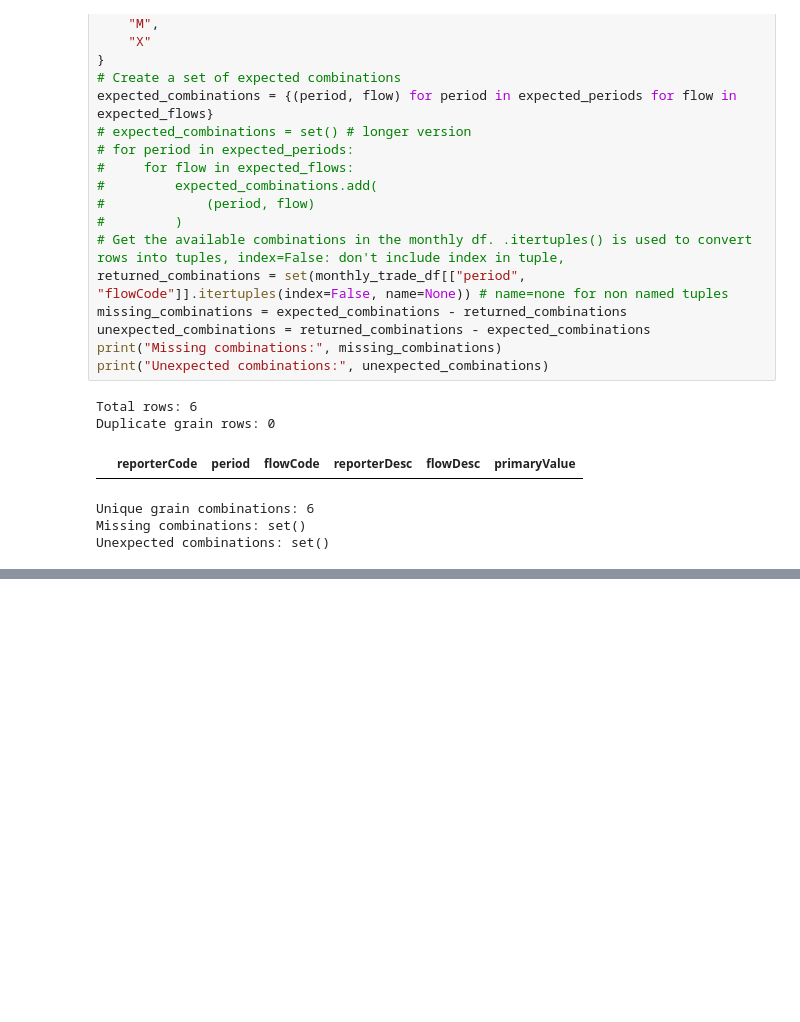
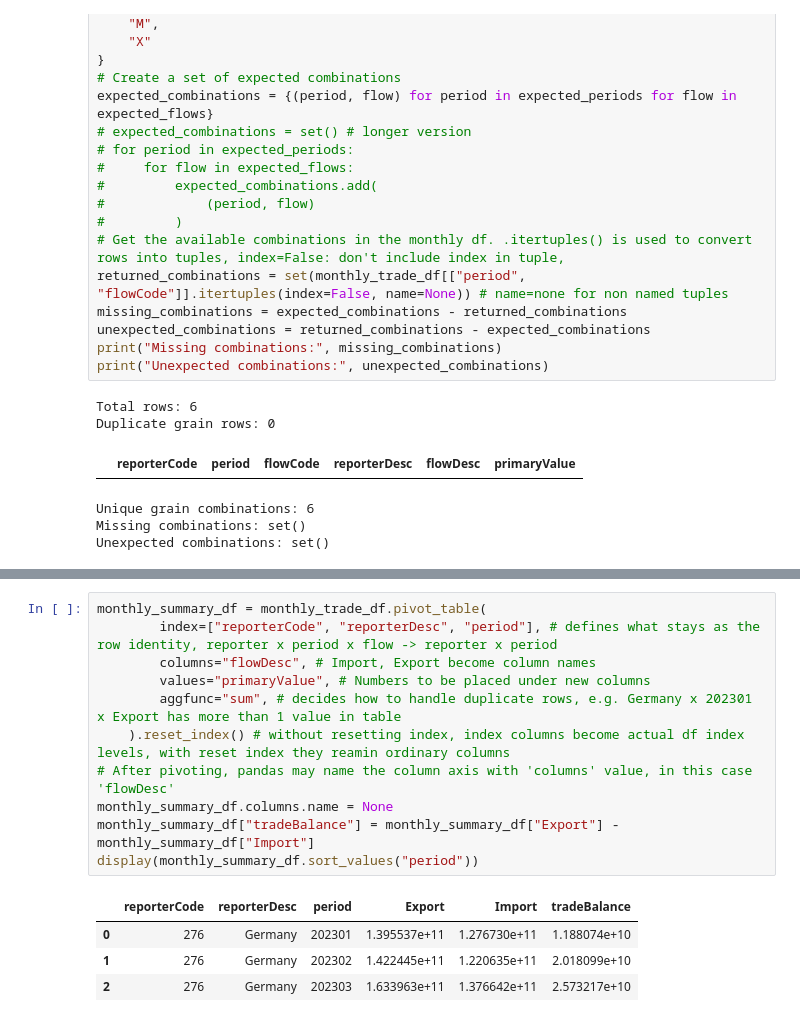
Before and after one commit to ozgur-kv/global-trade-flow-pipeline, a Jupyter notebook: notebooks/02_authenticated_api_exploration.ipynb, the cells around one changed output, grey strips where cells are left out. Saved outputs shown, nothing was run; the diff lists cells and outputs as text; blank space fills up the shorter version.

```diff
--- a/notebooks/02_authenticated_api_exploration.ipynb
+++ b/notebooks/02_authenticated_api_exploration.ipynb
@@ -309,0 +322,16 @@ Unexpected combinations: set()
+# %%
+monthly_summary_df = monthly_trade_df.pivot_table(
+        index=["reporterCode", "reporterDesc", "period"], # defines what stays as the row identity, reporter x period x flow -> reporter x period
+        columns="flowDesc", # Import, Export become column names
+        values="primaryValue", # Numbers to be placed under new columns
+        aggfunc="sum", # decides how to handle duplicate rows, e.g. Germany x 202301 x Export has more than 1 value in table
+    ).reset_index() # without resetting index, index columns become actual df index levels, with reset index they reamin ordinary columns
+# After pivoting, pandas may name the column axis with 'columns' value, in this case 'flowDesc'
+monthly_summary_df.columns.name = None
+monthly_summary_df["tradeBalance"] = monthly_summary_df["Export"] - monthly_summary_df["Import"]
+display(monthly_summary_df.sort_values("period"))
+# %% [output]
+|  | reporterCode | reporterDesc | period | Export | Import | tradeBalance |
+| 0 | 276 | Germany | 202301 | 1.395537e+11 | 1.276730e+11 | 1.188074e+10 |
+| 1 | 276 | Germany | 202302 | 1.422445e+11 | 1.220635e+11 | 2.018099e+10 |
+| 2 | 276 | Germany | 202303 | 1.633963e+11 | 1.376642e+11 | 2.573217e+10 |
```
Also changed, not shown: parts of 7 cells of this notebook, 1 other file.
